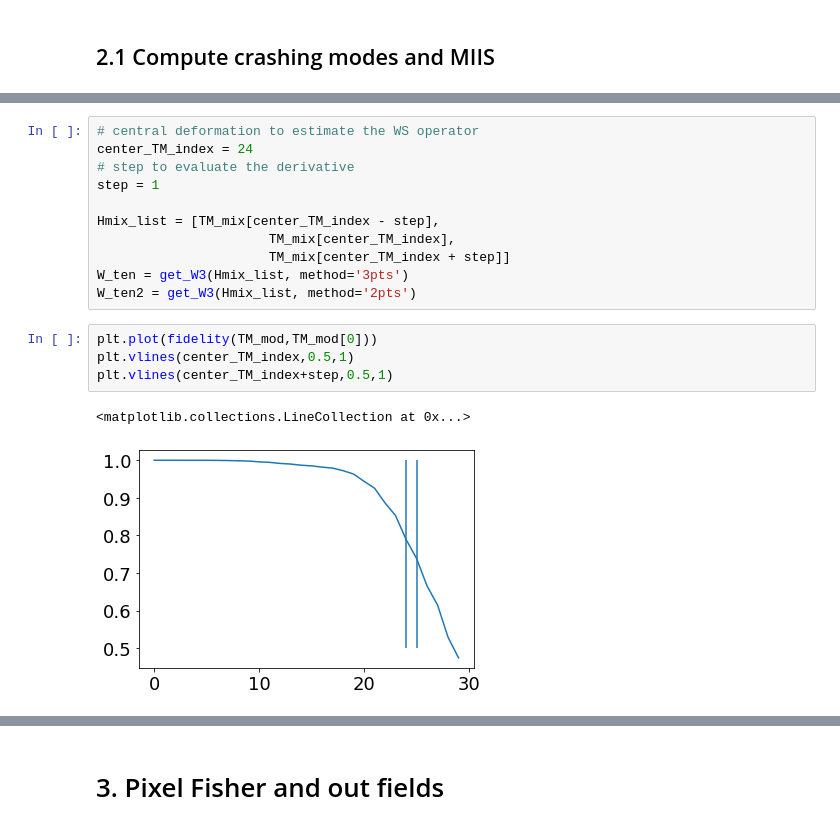
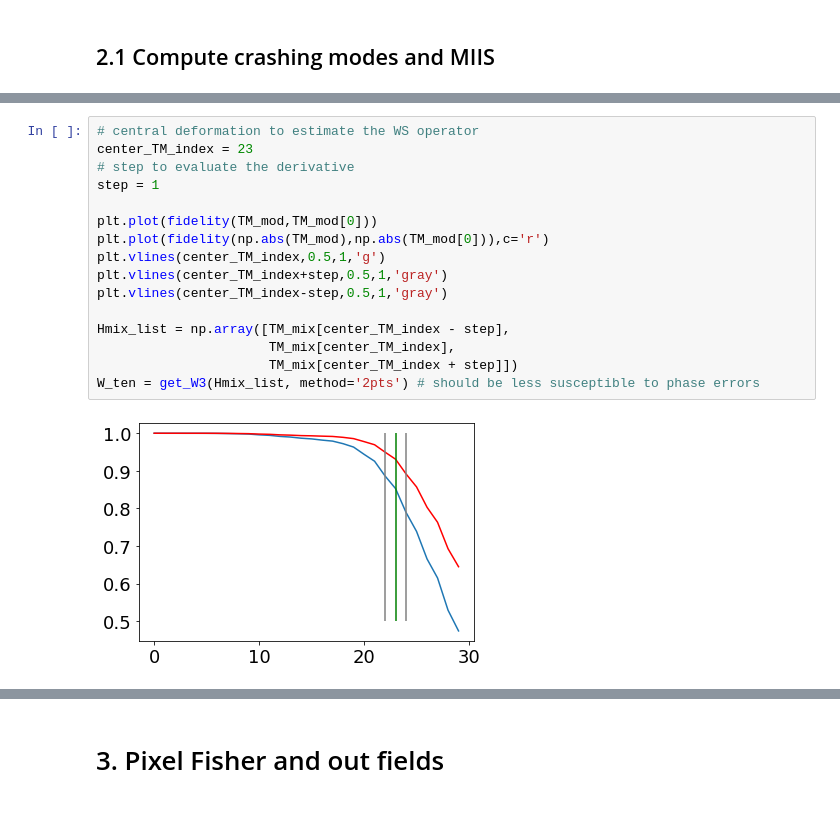
Before and after one commit to rodguti90/Article_PrecisionLimitTensorWFS, a Jupyter notebook: IntensityMeasurements/Codes/Crashing_disorder/Crashing_figures.ipynb, the cells around one changed output, grey strips where cells are left out. Saved outputs shown, nothing was run; the diff lists cells and outputs as text.

```diff
--- a/IntensityMeasurements/Codes/Crashing_disorder/Crashing_figures.ipynb
+++ b/IntensityMeasurements/Codes/Crashing_disorder/Crashing_figures.ipynb
@@ -93,18 +201,18 @@ TM_mix =  TM_pix @ modes_in.T
 # %%
 # central deformation to estimate the WS operator
-center_TM_index = 24
+center_TM_index = 23
 # step to evaluate the derivative
 step = 1
 
-Hmix_list = [TM_mix[center_TM_index - step],
+plt.plot(fidelity(TM_mod,TM_mod[0]))
+plt.plot(fidelity(np.abs(TM_mod),np.abs(TM_mod[0])),c='r')
+plt.vlines(center_TM_index,0.5,1,'g')
+plt.vlines(center_TM_index+step,0.5,1,'gray')
+plt.vlines(center_TM_index-step,0.5,1,'gray')
+
+Hmix_list = np.array([TM_mix[center_TM_index - step],
                       TM_mix[center_TM_index],
-                      TM_mix[center_TM_index + step]]
-W_ten = get_W3(Hmix_list, method='3pts')
-W_ten2 = get_W3(Hmix_list, method='2pts')
+                      TM_mix[center_TM_index + step]])
+W_ten = get_W3(Hmix_list, method='2pts') # should be less susceptible to phase errors
+# %% [output]
+[figure, added]
-# %%
-plt.plot(fidelity(TM_mod,TM_mod[0]))
-plt.vlines(center_TM_index,0.5,1)
-plt.vlines(center_TM_index+step,0.5,1)
-# %% [output]
-<matplotlib.collections.LineCollection at 0x...>
-[figure, removed]
```
Also changed, not shown: parts of 44 cells of this notebook.
